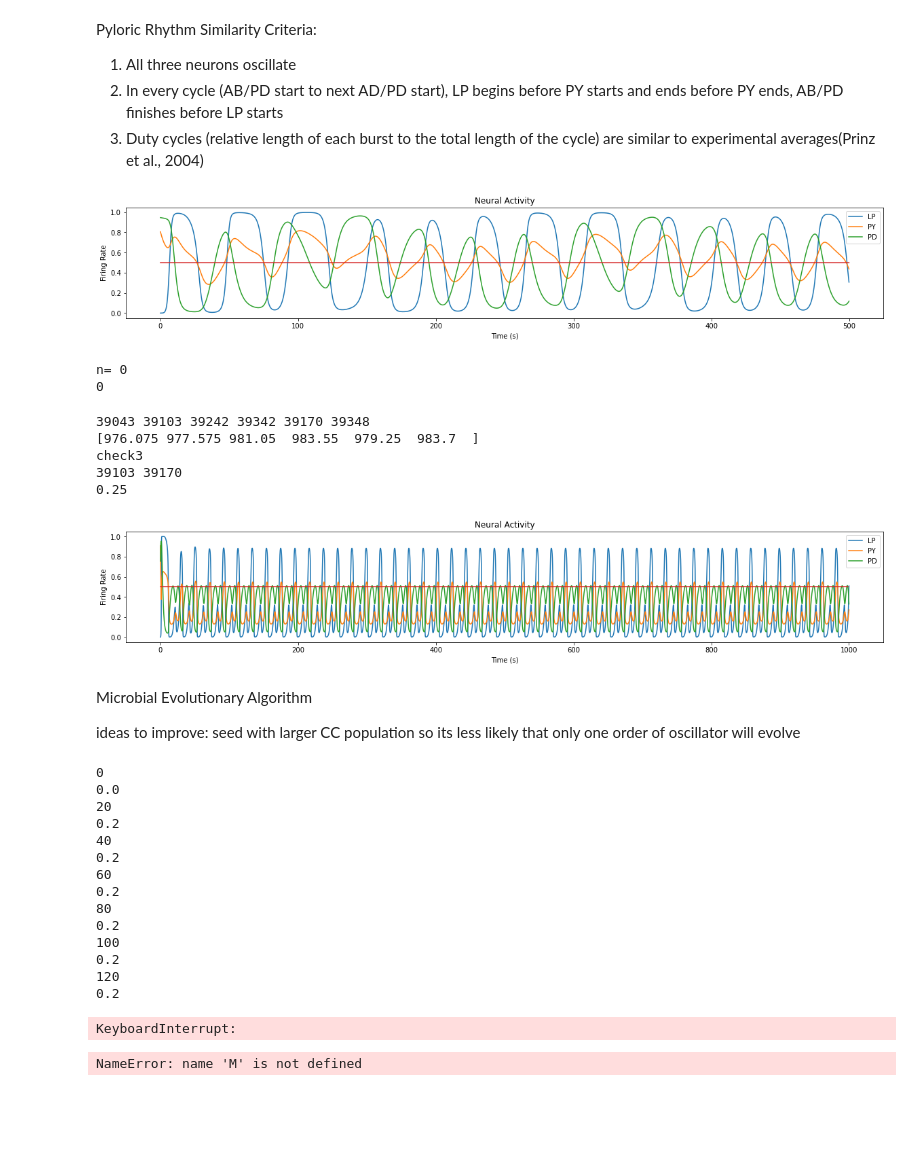
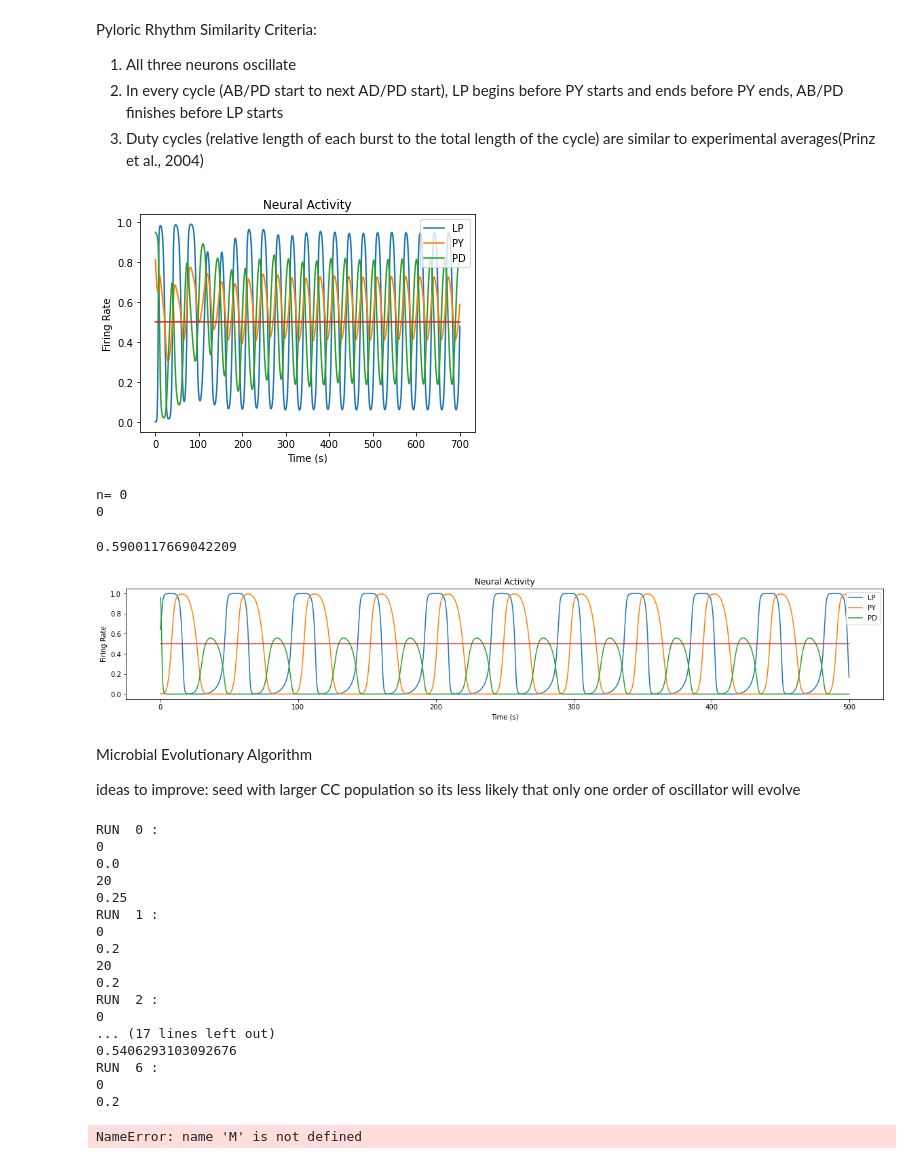
Before and after one commit to ljstolting/PyloricCTRNNHomeostasis, a Jupyter notebook: Evolve Pyloric-like CTRNNs.ipynb, the cells around one changed output. Saved outputs shown, nothing was run; the diff lists cells and outputs as text; code cells hidden in the pictures; blank space fills up the shorter version.

Commit message:
running evolution, adding maduvaun parallel evol

```diff
--- a/Evolve Pyloric-like CTRNNs.ipynb
+++ b/Evolve Pyloric-like CTRNNs.ipynb
@@ -23,23 +17,24 @@ labels = ["LP","PY","PD"]
 # %%
 # test adaptive CTRNN class
 weights = np.array([[6.60946,1.14559,-6.51152],[10.6385,1.19458,1.34445],[16,1.26722,1.663]])
 biases = np.array([-13.1741,-1.54257,-0.114027])
 timeconstants = np.array([9.42607,2.41159,7.85833])
 neurongenome = np.concatenate((weights,biases,timeconstants),axis=None)
 HPgenome = np.array([.25,.25,.25,.75,.75,.75,40,20,200])
-duration = 500
-dt = .1
+duration = 700
+dt = .01
 C2 = CTRNN(3,dt,duration,HPgenome,neurongenome)
 initial_states = np.array([3.,3.,3.])  #initial states of the neurons
 C2.initializeState(initial_states)
 C2.resetStepcount()
 HPon = 1
 for i in range(int(duration/dt)):
     C2.ctrnnstep(HPon)
 
 C2.plot()
+C2.plotparams()
 # %% [output]
-[figure, old version]
+[figure, new version]
 # %%
 #generate random circuits (standard ranges for parameters with no HP) and test them to see how many are pyloric-like
 n = 100 #number of random CTRNNs to generate
@@ -65,55 +60,70 @@ n= 0
 0
 # %%
 HP = 0
+
+#test any CTRNN for pyloric fitness and plot
+weights = np.array([[13.47792516,  10.59233265, -15.04646692],[-15.97458819,   5.7376846,   -5.37480922],[-2.20731148, -11.07581759,  -3.1880527]])
+biases = np.array([-0.39843736, -6.68032731,  2.26812979])
+timeconstants = 1/np.array([0.14892103, 0.12300845, 0.25616658])
+
 #weights = np.array([[13.47792516,  10.59233265, -15.04646692],[-15.97458819,   5.7376846,   -5.37480922],[-2.20731148, -11.07581759,  -3.1880527]])
 #biases = np.array([-0.39843736, -6.68032731,  2.26812979])
 #timeconstants = 1/np.array([0.14892103, 0.12300845, 0.25616658])
+
 #doubly periodic, how should I deal with them?
-weights = [[ 15.13420671 , 11.55247725, -12.01615767], [ -5.12504622, -16.72510022
- , 15.59766673],[  15.21115945,   1.58408748 ,  1.22617987 ]]
-biases = [-9.82697962,  -0.60614873  ,-1.96484597]
-timeconstants = [1.13091869 ,  4.00518322  , 3.57617411]
-print(pyloriclike(np.concatenate((weights,biases,timeconstants),axis=None)))
-C1 = CTRNN(3,0.1,500,200,.25,weights,biases,timeconstants)
+# weights = [[ 15.13420671 , 11.55247725, -12.01615767], [ -5.12504622, -16.72510022
+#  , 15.59766673],[  15.21115945,   1.58408748 ,  1.22617987 ]]
+# biases = [-9.82697962,  -0.60614873  ,-1.96484597]
+# timeconstants = [1.13091869 ,  4.00518322  , 3.57617411]
+
+neurongenome = np.concatenate((weights,biases,timeconstants),axis=None)
+HPoffgenome = np.ones(2*3+3)
+HPoffgenome[0:3] = 0
+print('Pyloric fitness',pyloriclike(neurongenome))
+C1 = CTRNN(3,.1,500,HPoffgenome,neurongenome)
 for i in range(len(C1.time)):        #run the CTRNN for the allotted duration
     C1.ctrnnstep(HP)
 C1.plot()
 # %% [output]
-39043 39103 39242 39342 39170 39348
-[976.075 977.575 981.05  983.55  979.25  983.7  ]
-check3
-39103 39170
-0.25
+0.5900117669042209
-[figure, old version]
+[figure, new version]
 # %% [markdown]
 Microbial Evolutionary Algorithm
 
 ideas to improve: seed with larger CC population so its less likely that only one order of oscillator will evolve
 # %%
-popsize = 15
-genesize = 15
-recombProb = .5
-mutatProb = .2
-generations = 200
-center_crossing = True
-M = Microbial(pyloriclike, popsize, genesize, recombProb, mutatProb, generations)
-M.run()
+recombProb = .25
+mutatProb = .25
+generations = 40
+
+runs = 20
+
+bestinds = np.zeros(runs)
+
+for i in range(runs):
+    print("RUN ",i,":")
+    CTRNNpop = randomCTRNNsample(3,20,center_crossing = True)  #seeding with center crossing networks
+    M = MicrobialCTRNN(pyloriclike, CTRNNpop, recombProb, mutatProb, generations)
+    M.run()
+    bestinds[i] = M.save('Evolution%s'%i)
 # %% [output]
+RUN  0 :
 0
 0.0
 20
+0.25
+RUN  1 :
+0
 0.2
-40
+20
 0.2
-60
+RUN  2 :
+0
+... (17 lines left out)
+0.5406293103092676
+RUN  6 :
+0
 0.2
-80
-0.2
-100
-0.2
-120
-0.2
-KeyboardInterrupt:
 # %%
 #M.pop[np.where(max(M.fitness))][0]
 M.fitness
```
Also changed, not shown: parts of 2 cells of this notebook, 12 other files.
